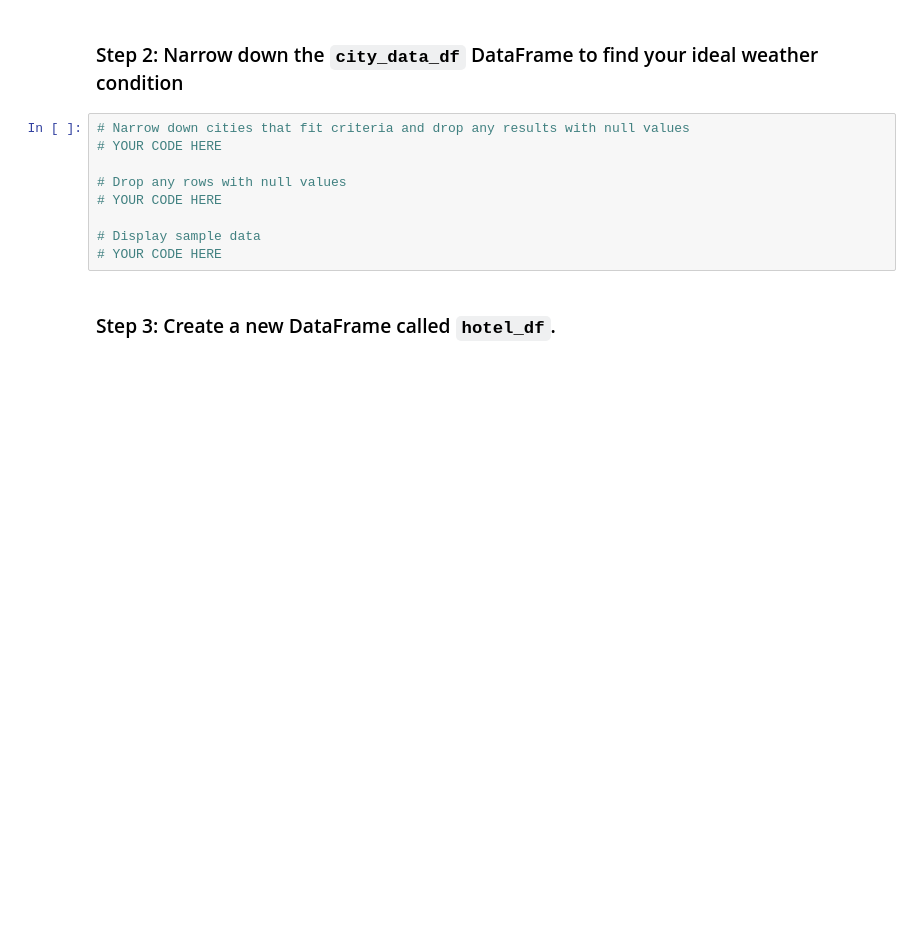
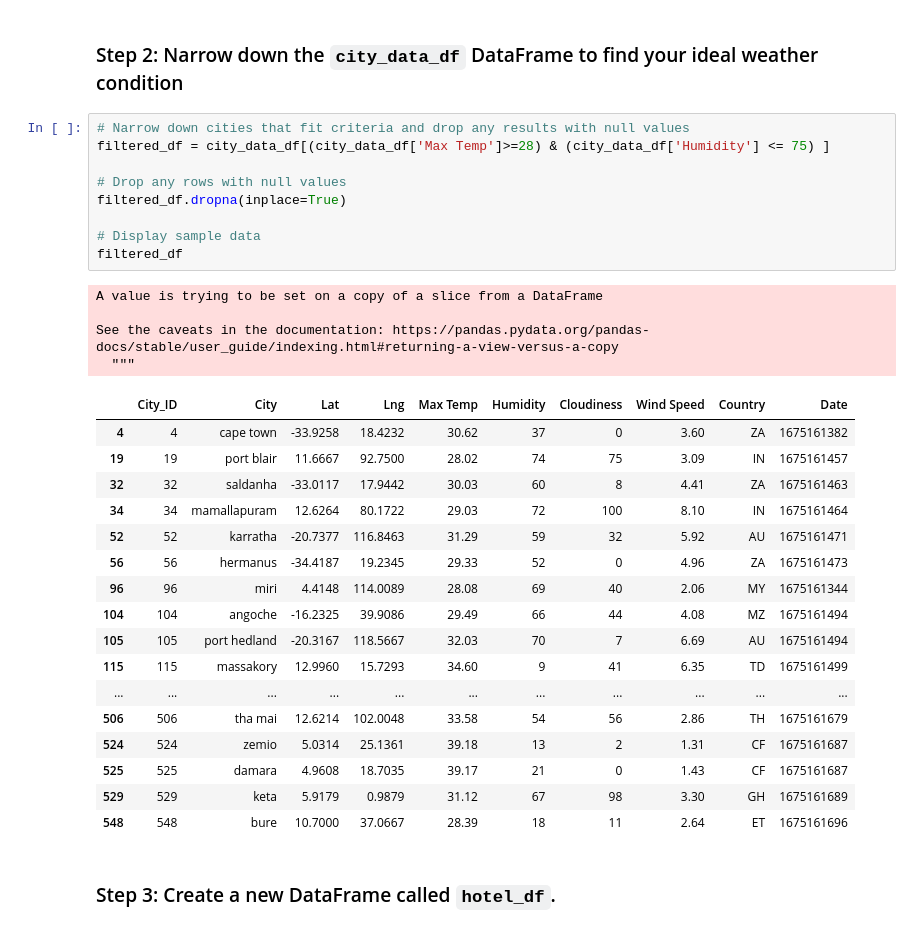
Before and after one commit to AdamTuor/python-api-challenge, a Jupyter notebook: WeatherPy/VacationPy.ipynb, the cells around one changed output. Drawn from its saved outputs; the diff is of its cells as text; blank space fills up the shorter version.

```diff
--- a/WeatherPy/VacationPy.ipynb
+++ b/WeatherPy/VacationPy.ipynb
@@ -51,13 +54,35 @@ map_plot
 ### Step 2: Narrow down the `city_data_df` DataFrame to find your ideal weather condition
 # %%
 # Narrow down cities that fit criteria and drop any results with null values
-# YOUR CODE HERE
+filtered_df = city_data_df[(city_data_df['Max Temp']>=28) & (city_data_df['Humidity'] <= 75) ]
 
 # Drop any rows with null values
-# YOUR CODE HERE
+filtered_df.dropna(inplace=True)
 
 # Display sample data
-# YOUR CODE HERE
+filtered_df
+# %% [output]
+A value is trying to be set on a copy of a slice from a DataFrame
+
+See the caveats in the documentation: https://pandas.pydata.org/pandas-docs/stable/user_guide/indexing.html#returning-a-view-versus-a-copy
+  """
+|  | City_ID | City | Lat | Lng | Max Temp | Humidity | Cloudiness | Wind Speed | Country | Date |
+| 4 | 4 | cape town | -33.9258 | 18.4232 | 30.62 | 37 | 0 | 3.60 | ZA | 1675161382 |
+| 19 | 19 | port blair | 11.6667 | 92.7500 | 28.02 | 74 | 75 | 3.09 | IN | 1675161457 |
+| 32 | 32 | saldanha | -33.0117 | 17.9442 | 30.03 | 60 | 8 | 4.41 | ZA | 1675161463 |
+| 34 | 34 | mamallapuram | 12.6264 | 80.1722 | 29.03 | 72 | 100 | 8.10 | IN | 1675161464 |
+| 52 | 52 | karratha | -20.7377 | 116.8463 | 31.29 | 59 | 32 | 5.92 | AU | 1675161471 |
+| 56 | 56 | hermanus | -34.4187 | 19.2345 | 29.33 | 52 | 0 | 4.96 | ZA | 1675161473 |
+| 96 | 96 | miri | 4.4148 | 114.0089 | 28.08 | 69 | 40 | 2.06 | MY | 1675161344 |
+| 104 | 104 | angoche | -16.2325 | 39.9086 | 29.49 | 66 | 44 | 4.08 | MZ | 1675161494 |
+| 105 | 105 | port hedland | -20.3167 | 118.5667 | 32.03 | 70 | 7 | 6.69 | AU | 1675161494 |
+| 115 | 115 | massakory | 12.9960 | 15.7293 | 34.60 | 9 | 41 | 6.35 | TD | 1675161499 |
+| ... | ... | ... | ... | ... | ... | ... | ... | ... | ... | ... |
+| 506 | 506 | tha mai | 12.6214 | 102.0048 | 33.58 | 54 | 56 | 2.86 | TH | 1675161679 |
+| 524 | 524 | zemio | 5.0314 | 25.1361 | 39.18 | 13 | 2 | 1.31 | CF | 1675161687 |
+| 525 | 525 | damara | 4.9608 | 18.7035 | 39.17 | 21 | 0 | 1.43 | CF | 1675161687 |
+| 529 | 529 | keta | 5.9179 | 0.9879 | 31.12 | 67 | 98 | 3.30 | GH | 1675161689 |
+| 548 | 548 | bure | 10.7000 | 37.0667 | 28.39 | 18 | 11 | 2.64 | ET | 1675161696 |
 # %% [markdown]
 ### Step 3: Create a new DataFrame called `hotel_df`.
 # %%
```
Also changed, not shown: parts of 5 cells of this notebook, 1 other file.
